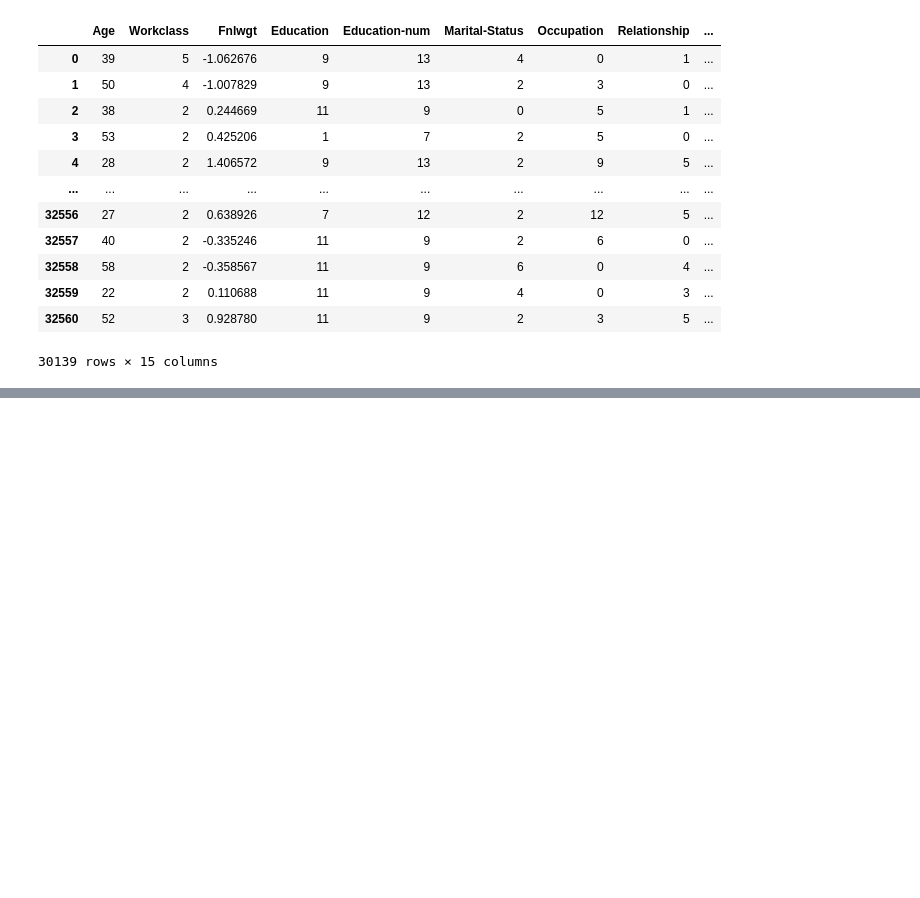
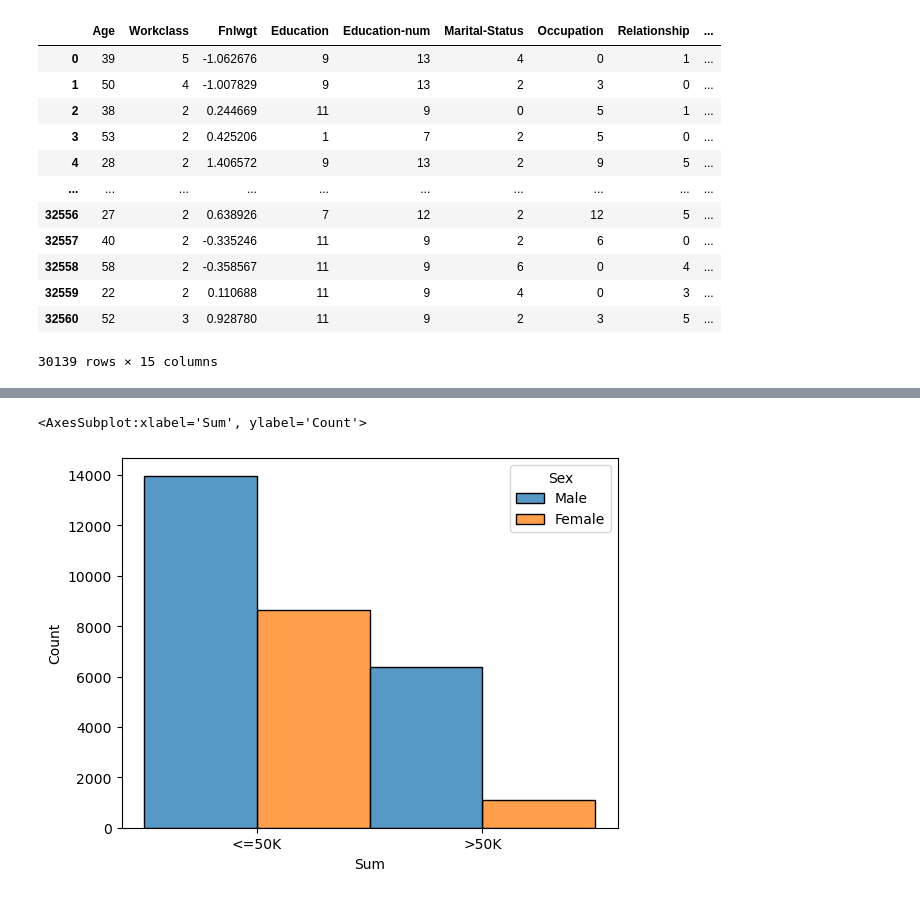
Before and after one commit to TheDevilsMooCow/machine_learning, a Jupyter notebook: cw.ipynb, the cells around one changed output, grey strips where cells are left out. Cells and saved outputs as stored; diff of their text form; code cells hidden in the pictures; blank space fills up the shorter version.

```diff
--- a/cw.ipynb
+++ b/cw.ipynb
@@ -164,0 +266,10 @@ print(accuracy_score(y_test, predictions))
+# %%
+# will use histograms for all categorical features bar countries
+first_dim = 'Sum'
+second_dim = 'Sex'
+
+sns.histplot(binwidth = 1, x = first_dim, hue = second_dim, data = dfdropd, stat = 'count', multiple = 'dodge' )
+# males tend to earn more than 50k however the data is skewed towards males
+# %% [output]
+<AxesSubplot:xlabel='Sum', ylabel='Count'>
+[figure, added]
```
Also changed, not shown: parts of 24 cells of this notebook.
